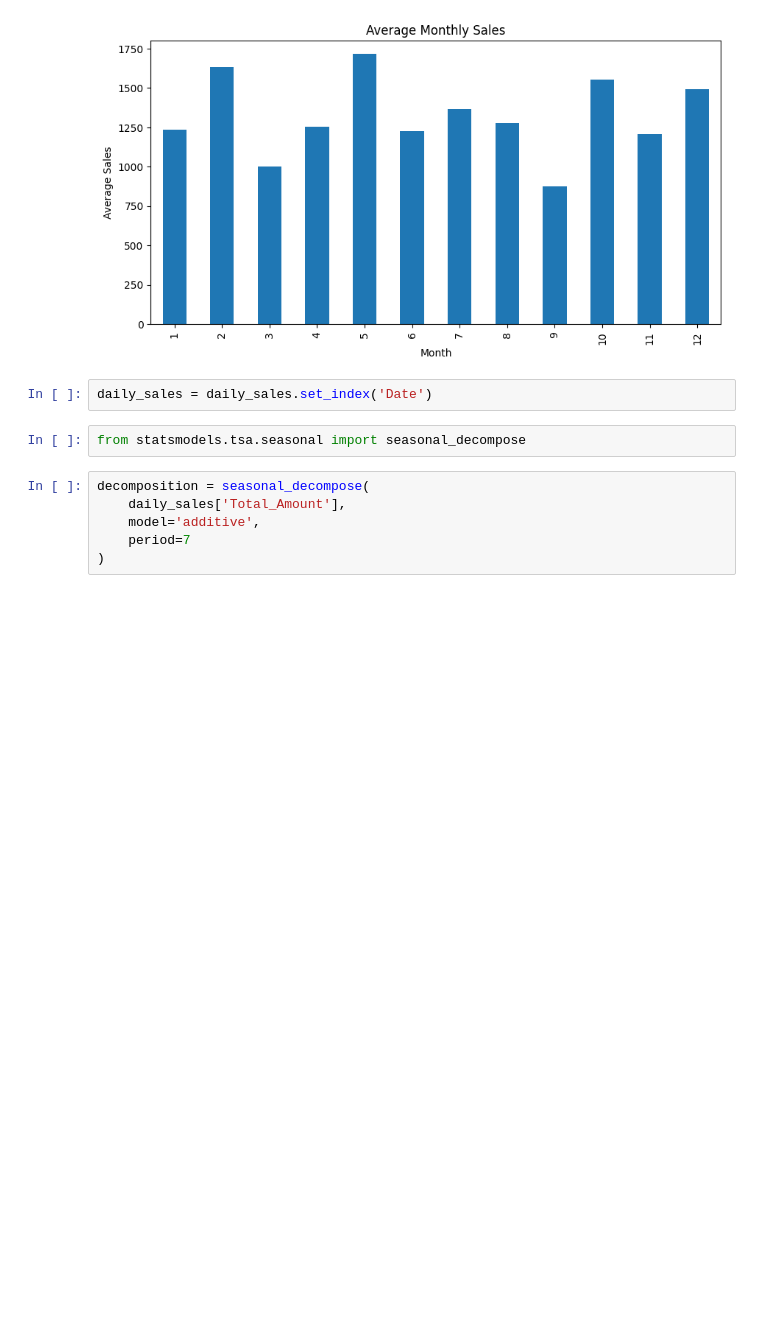
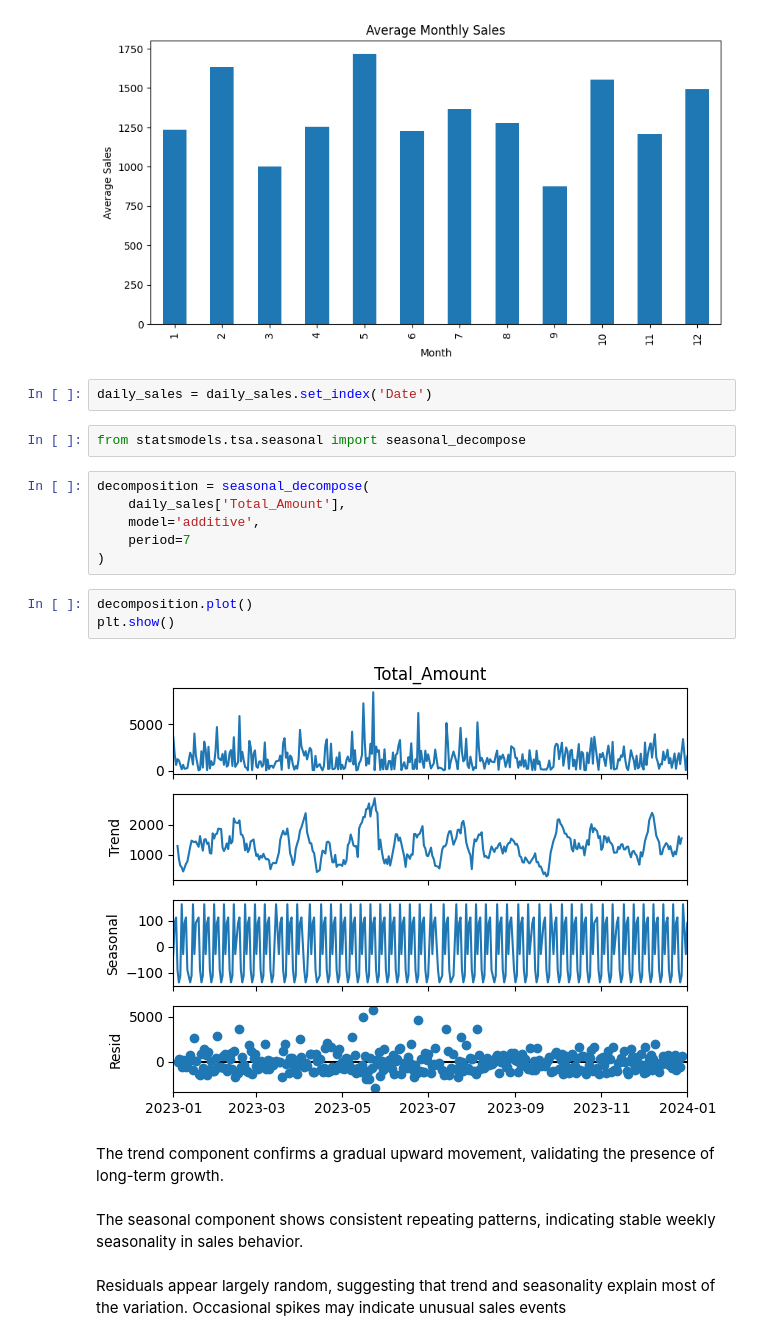
Before and after one commit to 0sinach1/data-and-ai-portfolio, a Jupyter notebook: 2026/2026-03-sales-forecasting/notebooks/forecatsing-analysis.ipynb, the cells around one changed output. Drawn from its saved outputs; the diff is of its cells as text; blank space fills up the shorter version.

Commit message:
time series decomposition

```diff
--- a/2026/2026-03-sales-forecasting/notebooks/forecatsing-analysis.ipynb
+++ b/2026/2026-03-sales-forecasting/notebooks/forecatsing-analysis.ipynb
@@ -84,3 +84,14 @@ decomposition = seasonal_decompose(
     model='additive',
     period=7
 )
+# %%
+decomposition.plot()
+plt.show()
+# %% [output]
+[figure, added]
+# %% [markdown]
+The trend component confirms a gradual upward movement, validating the presence of long-term growth.
+# %% [markdown]
+The seasonal component shows consistent repeating patterns, indicating stable weekly seasonality in sales behavior.
+# %% [markdown]
+Residuals appear largely random, suggesting that trend and seasonality explain most of the variation. Occasional spikes may indicate unusual sales events
```
Also changed, not shown: parts of 1 cell of this notebook.
